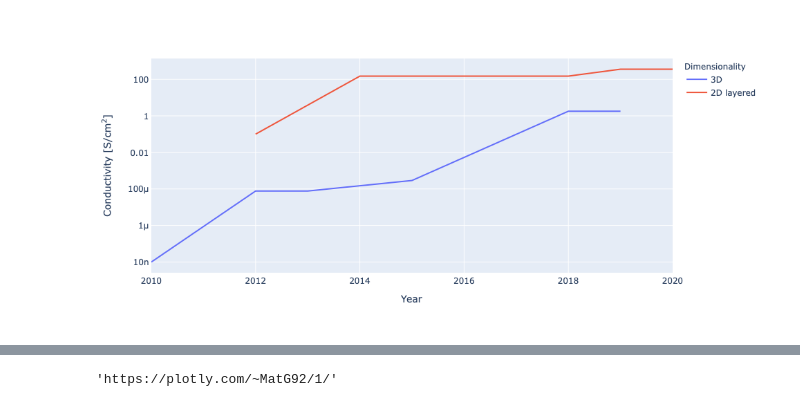
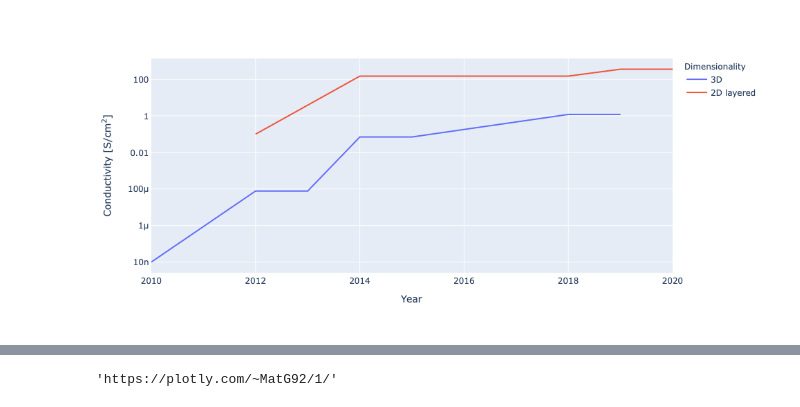
Before and after one commit to MatthiasGolomb/ConductivityChart, a Jupyter notebook: MOFConductivities.ipynb, the cells around one changed output, grey strips where cells are left out. Drawn from its saved outputs; the diff is of its cells as text; code cells hidden in the pictures.

```diff
--- a/MOFConductivities.ipynb
+++ b/MOFConductivities.ipynb
@@ -106,27 +83,27 @@ fig3.show()
 # %%
 #mofs_sorted_3D_porous['cummax_value'] = mofs_sorted_3D_porous.Value.cummax()
 #mofs_sorted_3D_porous.merge(mofs_sorted_3D_porous.groupby('cummax_value')[['Name', 'Porosity']].first(), on='cummax_value')
 mofs_sorted_3D_porous_cummax = mofs_sorted_3D_porous
 mofs_sorted_3D_porous_cummax['cummax_value'] = mofs_sorted_3D_porous_cummax.Value.cummax()
 keep_3D_porous = mofs_sorted_3D_porous_cummax['cummax_value']<=mofs_sorted_3D_porous_cummax.Value
-mofs_sorted_3D_porous_cummax.loc[~keep_3D_porous, ['Value', 'Name', 'Pathway', 'DOI', 'Porosity']] = nan
+mofs_sorted_3D_porous_cummax.loc[~keep_3D_porous, ['Value', 'Name', 'DOI', 'Porosity']] = nan
 mofs_sorted_3D_porous_cummax = mofs_sorted_3D_porous_cummax.ffill()
 #mofs_sorted_3D_porous_cummax = mofs_sorted_3D_porous_cummax[keep_3D_porous]
 
 mofs_sorted_2D_porous_cummax = mofs_sorted_2D_porous
 mofs_sorted_2D_porous_cummax['cummax_value'] = mofs_sorted_2D_porous_cummax.Value.cummax()
 keep_2D_porous = mofs_sorted_2D_porous_cummax['cummax_value']<=mofs_sorted_2D_porous_cummax.Value
-mofs_sorted_2D_porous_cummax.loc[~keep_2D_porous, ['Value', 'Name', 'Pathway', 'DOI', 'Porosity']] = nan
+mofs_sorted_2D_porous_cummax.loc[~keep_2D_porous, ['Value', 'Name', 'DOI', 'Porosity']] = nan
 mofs_sorted_2D_porous_cummax = mofs_sorted_2D_porous_cummax.ffill()
 #mofs_sorted_2D_porous_cummax = mofs_sorted_2D_porous_cummax[keep_2D_porous]
 
 mofs_sorted_porous_cummax = pd.concat([mofs_sorted_3D_porous_cummax, mofs_sorted_2D_porous_cummax], ignore_index=True)
 fig4 = px.line(mofs_sorted_porous_cummax, x='Year', y='Value', color='Dimensionality', hover_data=['Dimensionality','Porosity'],
                  labels={'Value': "Conductivity [S/cm<sup>2</sup>]"}, hover_name='Name')
 fig4.update_traces(hovertemplate='<b>%{hovertext}</b><br><br>Dimensionality=%{customdata[0]}\
                                  <br>Year=%{x}<br>Value=%{y} S/cm<sup>2</sup>\
                                  <br>Porosity=%{customdata[1]} m<sup>2</sup>/g<extra></extra>')
 fig4.update_layout(yaxis_type="log")
 fig4.show()
 # %% [output]
-[figure, old version]
+[figure, new version]
```
Also changed, not shown: parts of 10 cells of this notebook, 2 other files.
